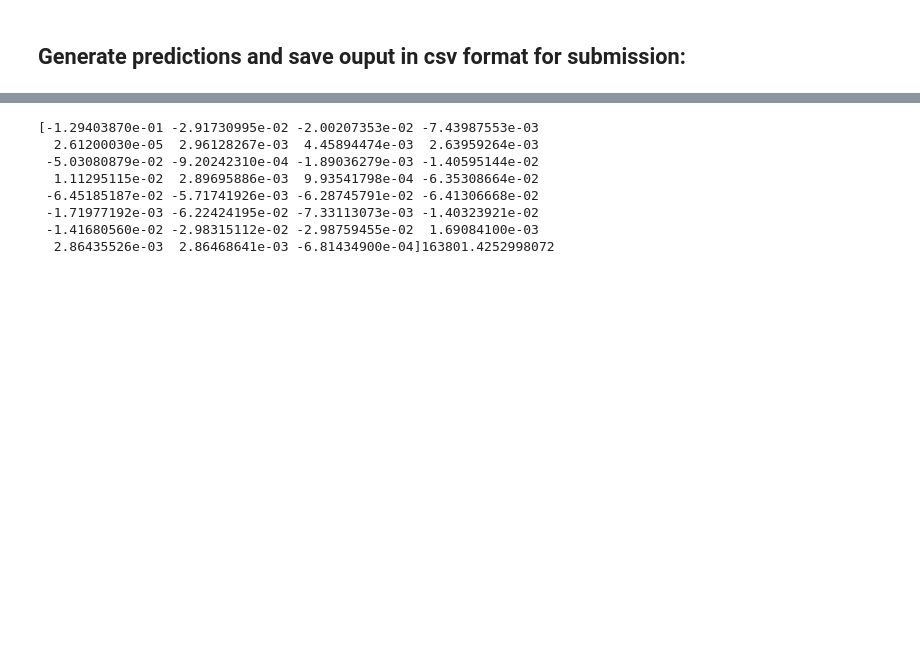
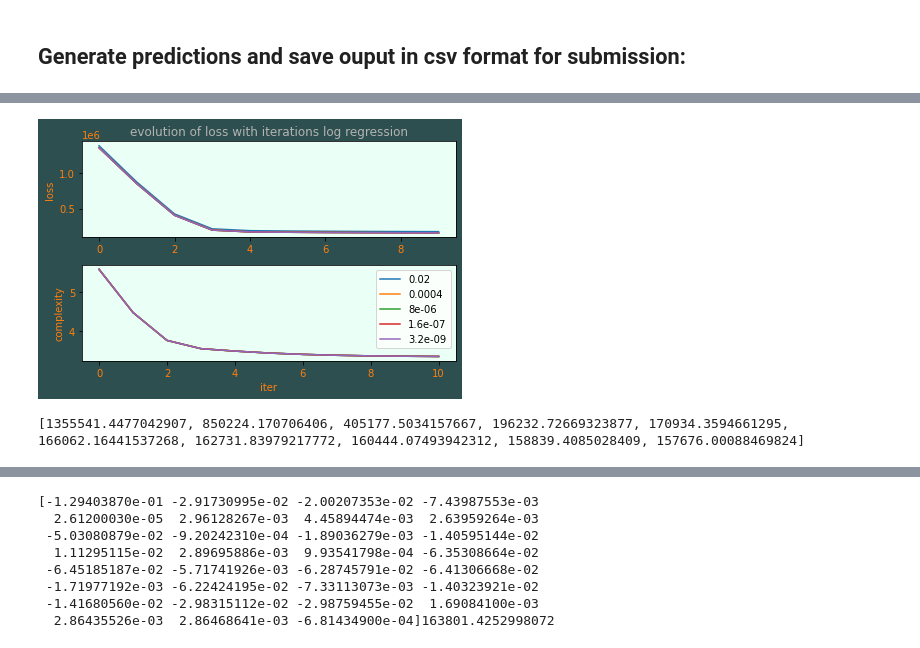
Before and after one commit to JeanBaptiste-dlb/project1_ML, a Jupyter notebook: project1/scripts/project1.ipynb, the cells around one changed output, grey strips where cells are left out. Drawn from its saved outputs; the diff is of its cells as text; code cells hidden in the pictures; blank space fills up the shorter version.

```diff
--- a/project1/scripts/project1.ipynb
+++ b/project1/scripts/project1.ipynb
@@ -83,0 +147,26 @@ def get_w_loss(y,x,method,initial_w=0,max_iters=10,gamma=0.00000005,threshold=1e
+# %%
+fig, axs = plt.subplots(2,1,facecolor=(.18, .31, .31))
+lambdas_=[]
+for i in range(1,6):
+    lambda_=1/i**5
+    lambdas_.append(lambda_)
+    weights, losses = get_w_loss(y,tX,6,1,max_iters=10,gamma=0.000005,lambda_=lambda_,store=True)
+    axs[0].plot(losses)
+    axs[1].plot([np.linalg.norm(item) for item in weights])
+plt.legend(lambdas_)
+axs[0].set_facecolor('#eafff5')
+axs[1].set_facecolor('#eafff5')
+axs[0].set_title('evolution of loss with iterations log regression', color='0.7')
+axs[0].set_ylabel("loss", color='tab:orange')
+axs[1].set_ylabel("complexity", color='tab:orange')
+axs[1].set_xlabel("iter",color='tab:orange')
+axs[0].tick_params(labelcolor='tab:orange')
+axs[1].tick_params(labelcolor='tab:orange')
+plt.savefig("loss complexity vs iters reg log lambda variations.png")
+plt.tight_layout()
+# %% [output]
+[figure, added]
+# %%
+print(losses)
+# %% [output]
+[1355541.4477042907, 850224.170706406, 405177.5034157667, 196232.72669323877, 170934.3594661295, 166062.16441537268, 162731.83979217772, 160444.07493942312, 158839.4085028409, 157676.00088469824]
```
Also changed, not shown: parts of 8 cells of this notebook, 6 other files.
